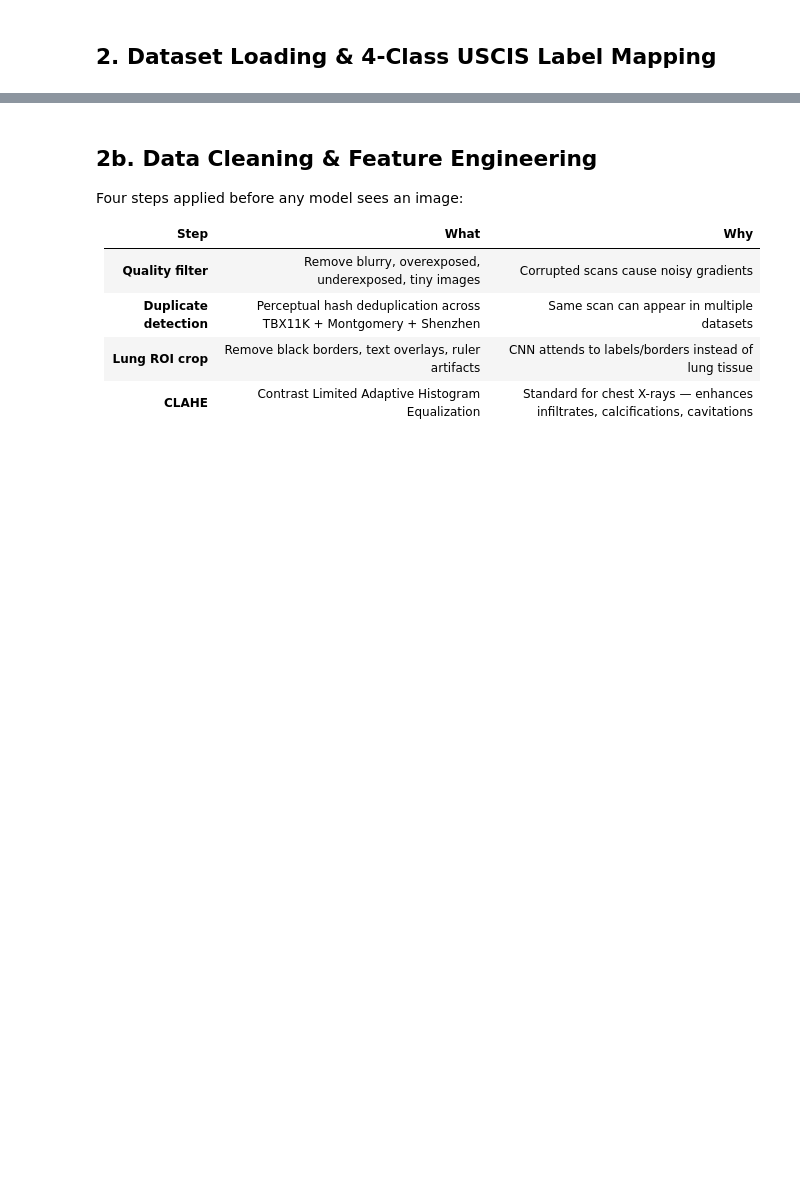
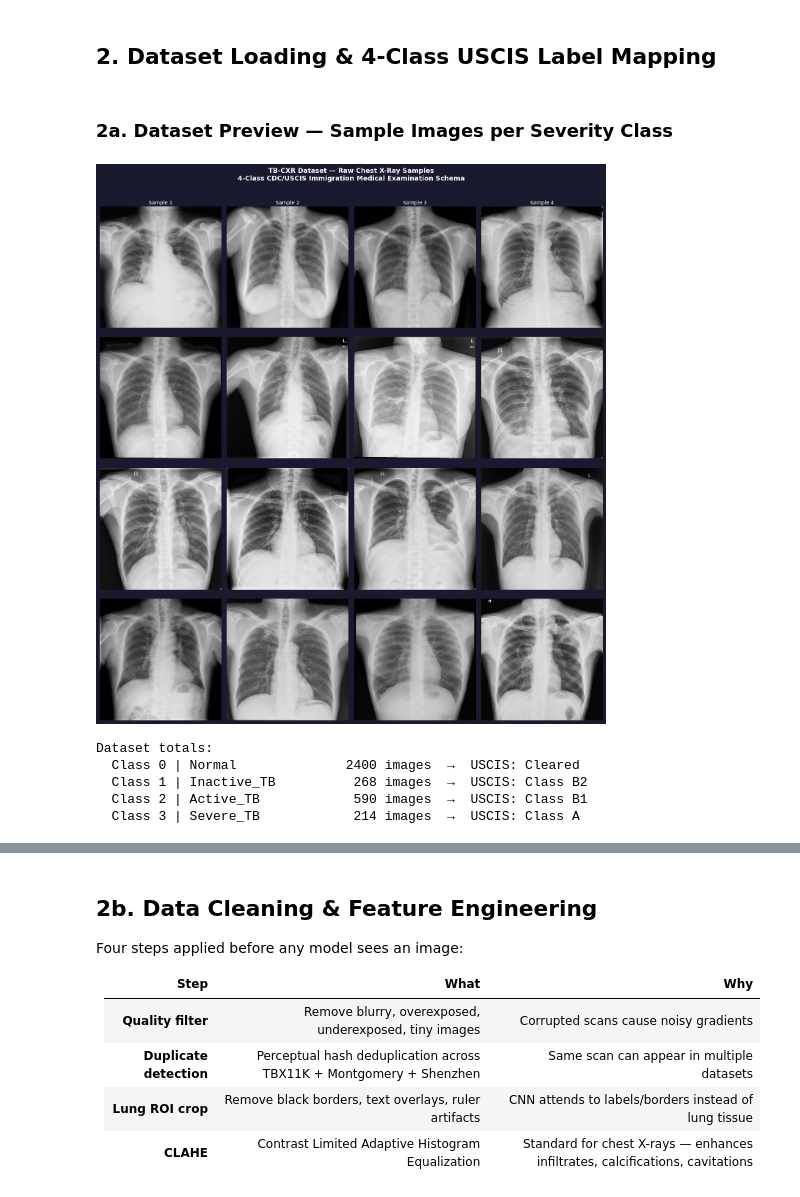
Before and after one commit to ayanchyaziz123/TB-CXR-Immigration-Medical-Exam, a Jupyter notebook: TB_CXR_Immigration_Triage.ipynb, the cells around one changed output, grey strips where cells are left out. Drawn from its saved outputs; the diff is of its cells as text; code cells hidden in the pictures; blank space fills up the shorter version.

```diff
--- a/TB_CXR_Immigration_Triage.ipynb
+++ b/TB_CXR_Immigration_Triage.ipynb
@@ -97,5 +106,79 @@ for i in range(NUM_CLASSES):
 # %% [markdown]
 ## 2. Dataset Loading & 4-Class USCIS Label Mapping
+# %% [markdown]
+### 2a. Dataset Preview — Sample Images per Severity Class
+# %%
+def show_sample_images(df, n_per_class=4):
+    """Show n_per_class raw images for each of the 4 USCIS severity classes."""
+    classes   = [0, 1, 2, 3]
+    n_classes = len(classes)
+    colors    = ['#2ECC71', '#3498DB', '#F39C12', '#E74C3C']  # green/blue/orange/red
+
+    fig, axes = plt.subplots(n_classes, n_per_class,
+                             figsize=(3.5 * n_per_class, 3.8 * n_classes))
+    fig.patch.set_facecolor('#1a1a2e')
+
+    for row, (cls, color) in enumerate(zip(classes, colors)):
+        subset = df[df['label'] == cls].sample(
+            min(n_per_class, len(df[df['label'] == cls])), random_state=SEED
+        ).reset_index(drop=True)
+
+        for col in range(n_per_class):
+            ax = axes[row, col]
+            ax.set_facecolor('#0d0d1a')
+
+            if col < len(subset):
+                try:
+                    img = Image.open(subset.loc[col, 'image_path']).convert('RGB')
+                    ax.imshow(img, cmap='gray')
+                except Exception:
+                    ax.text(0.5, 0.5, 'load error', ha='center', va='center',
+                            color='white', transform=ax.transAxes)
+
+            ax.axis('off')
+
+            # Column header on first row only
+            if row == 0:
+                ax.set_title(f'Sample {col+1}', color='white', fontsize=10, pad=4)
+
+        # Row label on leftmost image
+        axes[row, 0].set_ylabel(
+            f'Class {cls}\n{LABEL_NAMES[cls]}\n({USCIS_LABELS[cls]})',
+            color=color, fontsize=10, fontweight='bold', labelpad=8
+        )
+
+    # Column of severity badges on the right
+    for row, (cls, color) in enumerate(zip(classes, colors)):
+        badge_ax = axes[row, -1]
+        # Overlay a colored border on the last image of each row
+        for spine in badge_ax.spines.values():
+            spine.set_edgecolor(color)
+            spine.set_linewidth(3)
+            spine.set_visible(True)
+
+    fig.suptitle(
+        'TB-CXR Dataset — Raw Chest X-Ray Samples\n'
+        '4-Class CDC/USCIS Immigration Medical Examination Schema',
+        color='white', fontsize=13, fontweight='bold', y=1.01
+    )
+    plt.tight_layout()
+    plt.savefig('dataset_samples.png', dpi=150, bbox_inches='tight',
+                facecolor=fig.get_facecolor())
+    plt.show()
+    print(f'\nDataset totals:')
+    for cls in classes:
+        count = len(df[df['label'] == cls])
+        print(f'  Class {cls} | {LABEL_NAMES[cls]:<18} {count:>5} images  →  USCIS: {USCIS_LABELS[cls]}')
+
+
+show_sample_images(df_tbx, n_per_class=4)
+# %% [output]
+[figure, added]
+Dataset totals:
+  Class 0 | Normal              2400 images  →  USCIS: Cleared
+  Class 1 | Inactive_TB          268 images  →  USCIS: Class B2
+  Class 2 | Active_TB            590 images  →  USCIS: Class B1
+  Class 3 | Severe_TB            214 images  →  USCIS: Class A
 # %%
 SEVERE_KEYWORDS   = ['cavit','miliary','bilateral extensive','large effusion',
                      'extensive consolidation','disseminated','progressive']
```
Also changed, not shown: parts of 4 cells of this notebook, 1 other file.
